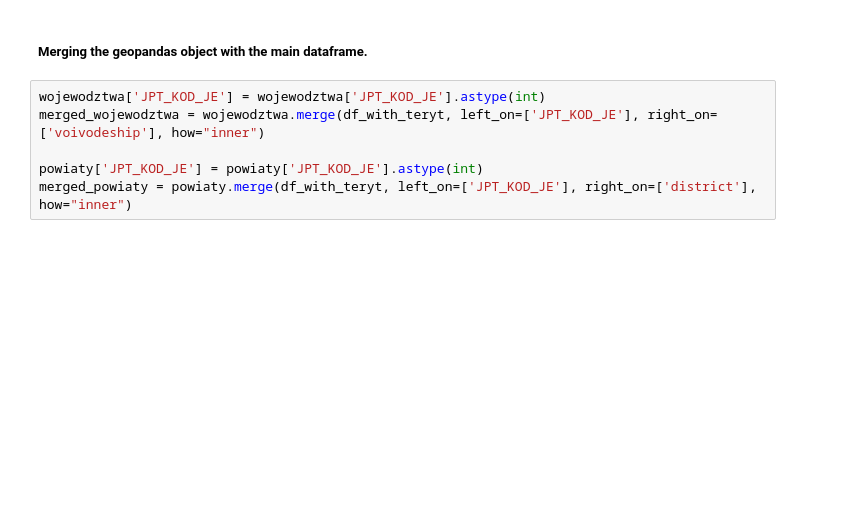
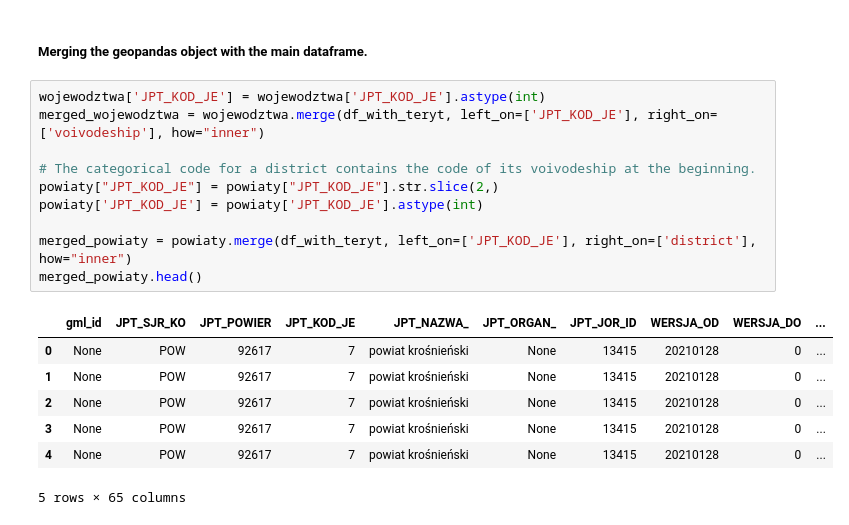
Before and after one commit to BERENZ/2024-mgr-sluzba-cywilna, a Jupyter notebook: Python/Code/mapy.ipynb, the cells around one changed output. Drawn from its saved outputs; the diff is of its cells as text; blank space fills up the shorter version.

```diff
--- a/Python/Code/mapy.ipynb
+++ b/Python/Code/mapy.ipynb
@@ -100,6 +99,18 @@ To: C:\Users\Konrad\Desktop\Magisterka\Kod\2024-mgr-sluzba-cywilna\Python\Code\d
 # %%
 wojewodztwa['JPT_KOD_JE'] = wojewodztwa['JPT_KOD_JE'].astype(int)
 merged_wojewodztwa = wojewodztwa.merge(df_with_teryt, left_on=['JPT_KOD_JE'], right_on=['voivodeship'], how="inner")
 
+# The categorical code for a district contains the code of its voivodeship at the beginning.
+powiaty["JPT_KOD_JE"] = powiaty["JPT_KOD_JE"].str.slice(2,)
 powiaty['JPT_KOD_JE'] = powiaty['JPT_KOD_JE'].astype(int)
+
 merged_powiaty = powiaty.merge(df_with_teryt, left_on=['JPT_KOD_JE'], right_on=['district'], how="inner")
+merged_powiaty.head()
+# %% [output]
+|  | gml_id | JPT_SJR_KO | JPT_POWIER | JPT_KOD_JE | JPT_NAZWA_ | JPT_ORGAN_ | JPT_JOR_ID | WERSJA_OD | WERSJA_DO | ... |
+| 0 | None | POW | 92617 | 7 | powiat krośnieński | None | 13415 | 20210128 | 0 | ... |
+| 1 | None | POW | 92617 | 7 | powiat krośnieński | None | 13415 | 20210128 | 0 | ... |
+| 2 | None | POW | 92617 | 7 | powiat krośnieński | None | 13415 | 20210128 | 0 | ... |
+| 3 | None | POW | 92617 | 7 | powiat krośnieński | None | 13415 | 20210128 | 0 | ... |
+| 4 | None | POW | 92617 | 7 | powiat krośnieński | None | 13415 | 20210128 | 0 | ... |
+5 rows × 65 columns
```
Also changed, not shown: parts of 8 cells of this notebook.
